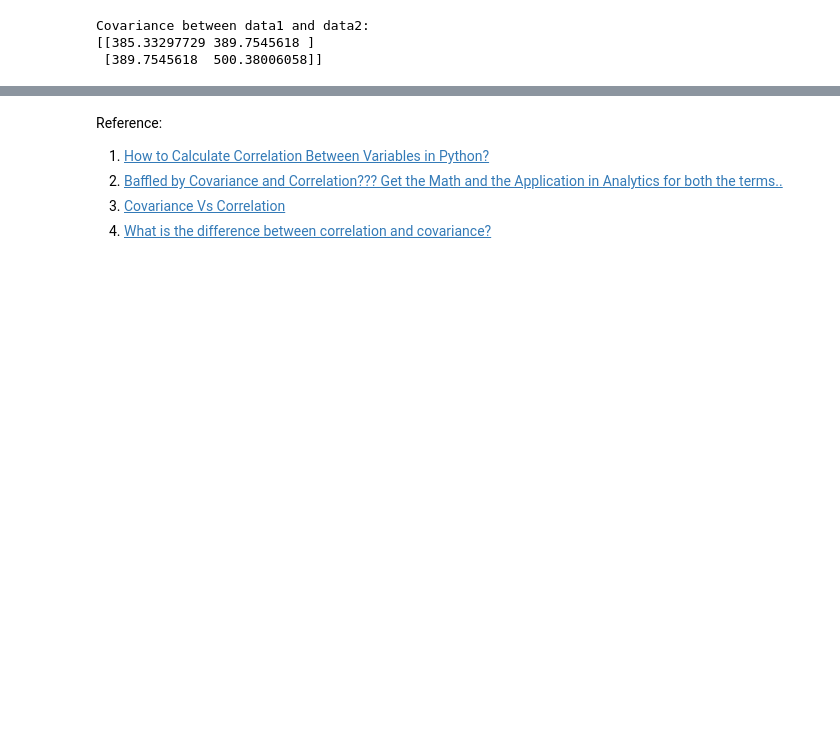
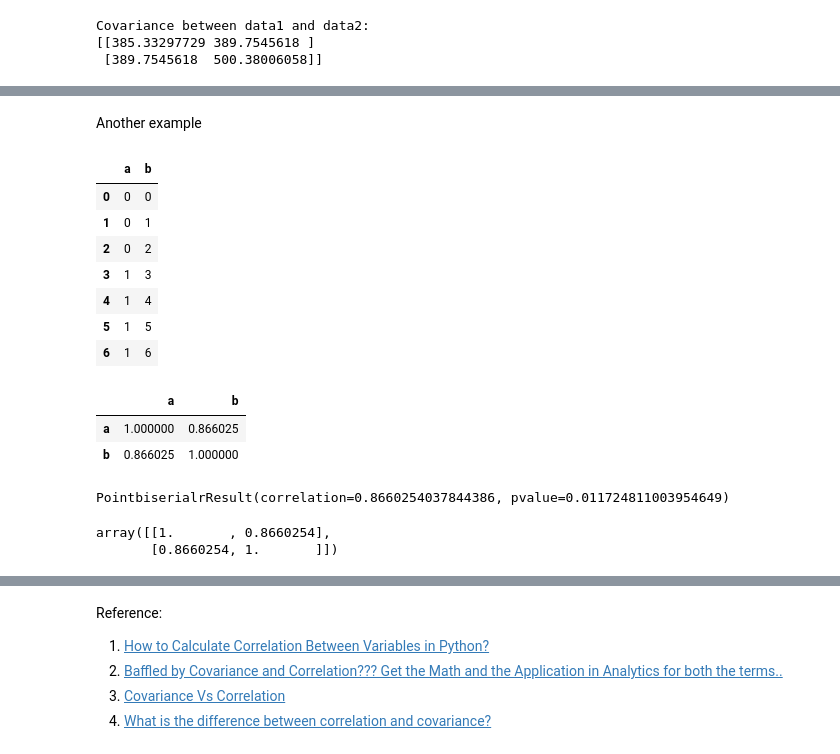
Before and after one commit to jeswingeorge/Python-DS-notes, a Jupyter notebook: Statistics/2.Correlation and Covariance.ipynb, the cells around one changed output, grey strips where cells are left out. Saved outputs shown, nothing was run; the diff lists cells and outputs as text; code cells hidden in the pictures; blank space fills up the shorter version.

```diff
--- a/Statistics/2.Correlation and Covariance.ipynb
+++ b/Statistics/2.Correlation and Covariance.ipynb
@@ -100,0 +235,31 @@ A problem with covariance as a statistical tool alone is that it is challenging
+# %% [markdown]
+Another example
+# %%
+temp = pd.DataFrame()
+temp['a'] = [0,0,0,1,1,1,1]
+temp['b'] = np.arange(7)
+temp
+# %% [output]
+|  | a | b |
+| 0 | 0 | 0 |
+| 1 | 0 | 1 |
+| 2 | 0 | 2 |
+| 3 | 1 | 3 |
+| 4 | 1 | 4 |
+| 5 | 1 | 5 |
+| 6 | 1 | 6 |
+# %%
+temp.corr()
+# %% [output]
+|  | a | b |
+| a | 1.000000 | 0.866025 |
+| b | 0.866025 | 1.000000 |
+# %%
+pointbiserialr(temp['a'], temp['b'])
+# %% [output]
+PointbiserialrResult(correlation=0.8660254037844386, pvalue=0.011724811003954649)
+# %%
+np.corrcoef(temp['a'], temp['b'])
+# %% [output]
+array([[1.       , 0.8660254],
+       [0.8660254, 1.       ]])
```
Also changed, not shown: parts of 25 cells of this notebook, 6 other files.
